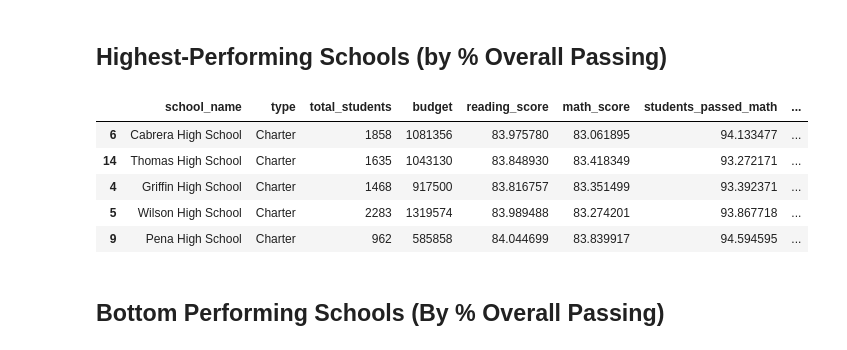
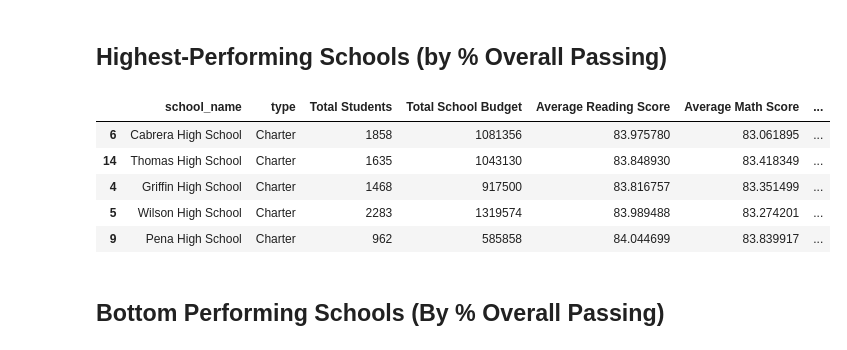
Before and after one commit to aparajita-code/Pandas_challenge_assignment, a Jupyter notebook: PyCitySchools/PyCitySchools_starter.ipynb, the cells around one changed output. Cells and saved outputs as stored; diff of their text form; code cells hidden in the pictures.

```diff
--- a/PyCitySchools/PyCitySchools_starter.ipynb
+++ b/PyCitySchools/PyCitySchools_starter.ipynb
@@ -397,9 +406,8 @@ students_passing_math_and_reading
 # Use the provided code to calculate the passing rates
 
 
-students_passing_math["students_passed_math"] = (students_passing_math["students_passed_math"] / student_count_perschool["total_students"])  * 100
+#students_passing_math["students_passed_math"] = (students_passing_math["students_passed_math"] / student_count_perschool["total_students"])  * 100
 
-
-
-students_passing_math
+students_passing_math_percentage  = (students_passing_math / student_count_perschool)  * 100
+students_passing_math_percentage
 # %% [output]
@@ -407,7 +430,7 @@ KeyError: 'total_students'
 # %%
 
-students_passing_reading["students_passed_reading"] = (students_passing_reading["students_passed_reading"] / student_count_perschool["total_students"])  * 100
+students_passing_reading_percentage = (students_passing_reading  / student_count_perschool )  * 100
 
 #students_passed_reading= (students_passing_reading/student_count_perschool ) * 100
-students_passing_reading
+students_passing_reading_percentage
 # %% [output]
@@ -428,6 +451,6 @@ students_passing_reading
 | 13 | Wilson High School | 96.539641 |
 | 14 | Wright High School | 96.611111 |
 # %%
-students_passing_math_and_reading["students_passed_reading_math"] = (students_passing_math_and_reading["students_passed_reading_math"] / student_count_perschool["total_students"])  * 100
-students_passing_math_and_reading
+students_passing_math_and_reading_percentage  = (students_passing_math_and_reading  / student_count_perschool )  * 100
+students_passing_math_and_reading_percentage
 # %% [output]
@@ -454,13 +477,14 @@ students_passing_math_and_reading
 #df4 = pd.merge(df3 ,per_school_math ,how="left", on=["school_name"]   )
 
 
-df0 = pd.merge(school_types,student_count_perschool,how="left", on=["school_name"])
-df1 = pd.merge(df0, per_school_budget ,how="left", on=["school_name"])
-df2 = pd.merge(df1, per_school_reading,how="left", on=["school_name"]   )
-df3 = pd.merge(df2 ,per_school_math ,how="left", on=["school_name"]   )
-df4 = pd.merge(df3 ,students_passing_math ,how="left", on=["school_name"]   )
-df5 = pd.merge(df4, students_passing_reading, how ="left" , on=["school_name"] )
-school_summary = pd.merge(df5, students_passing_math_and_reading, how ="left", on=["school_name"])
+df0 = pd.merge(school_types,student_count_perschool.reset_index(name = "Total Students"),how="left", on=["school_name"])
+df1 = pd.merge(df0, per_school_budget.reset_index(name = "Total School Budget") ,how="left", on=["school_name"])
+df2 = pd.merge(df1, per_school_reading.reset_index(name = "Average Reading Score") ,how="left", on=["school_name"]   )
+df3 = pd.merge(df2 ,per_school_math.reset_index(name="Average Math Score") ,how="left", on=["school_name"]   )
+df4 = pd.merge(df3 ,students_passing_math_percentage.reset_index(name="% Passing Math") ,how="left", on=["school_name"]   )
+df5 = pd.merge(df4, students_passing_reading_percentage.reset_index(name="% Passing Reading"), how ="left" , on=["school_name"] )
+df6 =pd.merge(df5, per_school_capita.reset_index(name="Per Student Budget"), how ="left" , on=["school_name"] )
+school_summary = pd.merge(df6, students_passing_math_and_reading_percentage.reset_index(name="% Overall Passing"), how ="left", on=["school_name"])
 
 
 school_summary
@@ -485,15 +509,15 @@ school_summary
 ## Highest-Performing Schools (by % Overall Passing)
 # %%
 # Sort the schools by `% Overall Passing` in descending order and display the top 5 rows.
-top_schools = school_summary.sort_values(by='students_passed_reading_math', ascending=False)
+top_schools = school_summary.sort_values(by='% Overall Passing', ascending=False)
 top_schools.head(5)
 # %% [output]
-|  | school_name | type | total_students | budget | reading_score | math_score | students_passed_math | ... |
-| 6 | Cabrera High School | Charter | 1858 | 1081356 | 83.975780 | 83.061895 | 94.133477 | ... |
-| 14 | Thomas High School | Charter | 1635 | 1043130 | 83.848930 | 83.418349 | 93.272171 | ... |
-| 4 | Griffin High School | Charter | 1468 | 917500 | 83.816757 | 83.351499 | 93.392371 | ... |
-| 5 | Wilson High School | Charter | 2283 | 1319574 | 83.989488 | 83.274201 | 93.867718 | ... |
-| 9 | Pena High School | Charter | 962 | 585858 | 84.044699 | 83.839917 | 94.594595 | ... |
+|  | school_name | type | Total Students | Total School Budget | Average Reading Score | Average Math Score | ... |
+| 6 | Cabrera High School | Charter | 1858 | 1081356 | 83.975780 | 83.061895 | ... |
+| 14 | Thomas High School | Charter | 1635 | 1043130 | 83.848930 | 83.418349 | ... |
+| 4 | Griffin High School | Charter | 1468 | 917500 | 83.816757 | 83.351499 | ... |
+| 5 | Wilson High School | Charter | 2283 | 1319574 | 83.989488 | 83.274201 | ... |
+| 9 | Pena High School | Charter | 962 | 585858 | 84.044699 | 83.839917 | ... |
 # %% [markdown]
 ## Bottom Performing Schools (By % Overall Passing)
 # %%
```
Also changed, not shown: parts of 15 cells of this notebook.
